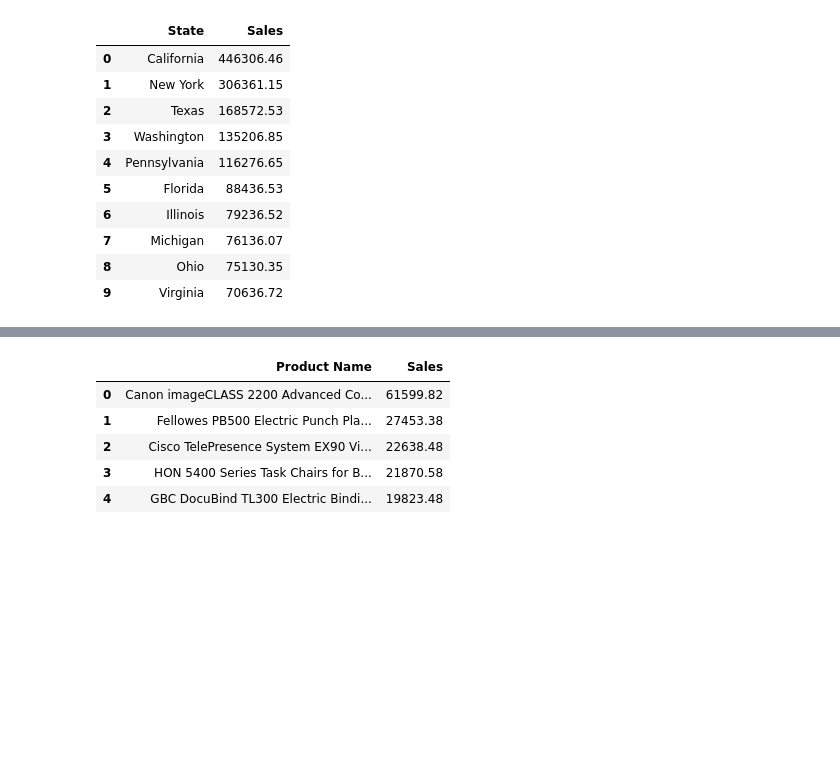
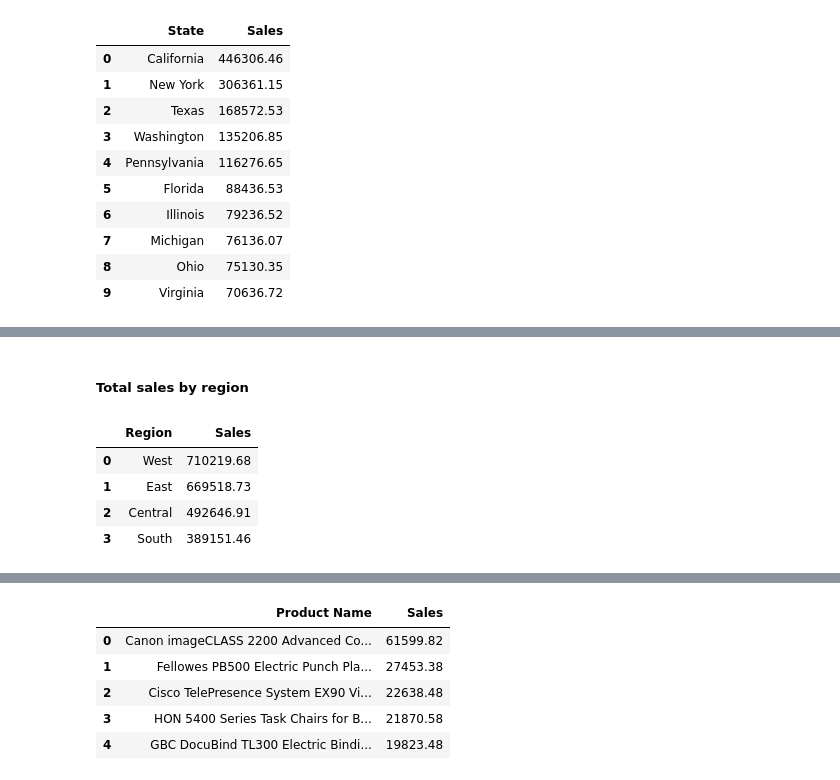
Before and after one commit to GichukiEdwin/Python_Data, a Jupyter notebook: notebooks/superstoresales.ipynb, the cells around one changed output, grey strips where cells are left out. Saved outputs shown, nothing was run; the diff lists cells and outputs as text; code cells hidden in the pictures; blank space fills up the shorter version.

```diff
--- a/notebooks/superstoresales.ipynb
+++ b/notebooks/superstoresales.ipynb
@@ -300,0 +303,13 @@ plt.show()
+# %% [markdown]
+##### Total sales by region
+# %%
+
+top_regional_sales = df.groupby('Region')['Sales'].sum().sort_values(ascending=False).round(2).head(10)
+top_regional_sales = top_regional_sales.reset_index()
+top_regional_sales
+# %% [output]
+|  | Region | Sales |
+| 0 | West | 710219.68 |
+| 1 | East | 669518.73 |
+| 2 | Central | 492646.91 |
+| 3 | South | 389151.46 |
```
Also changed, not shown: parts of 4 cells of this notebook.
